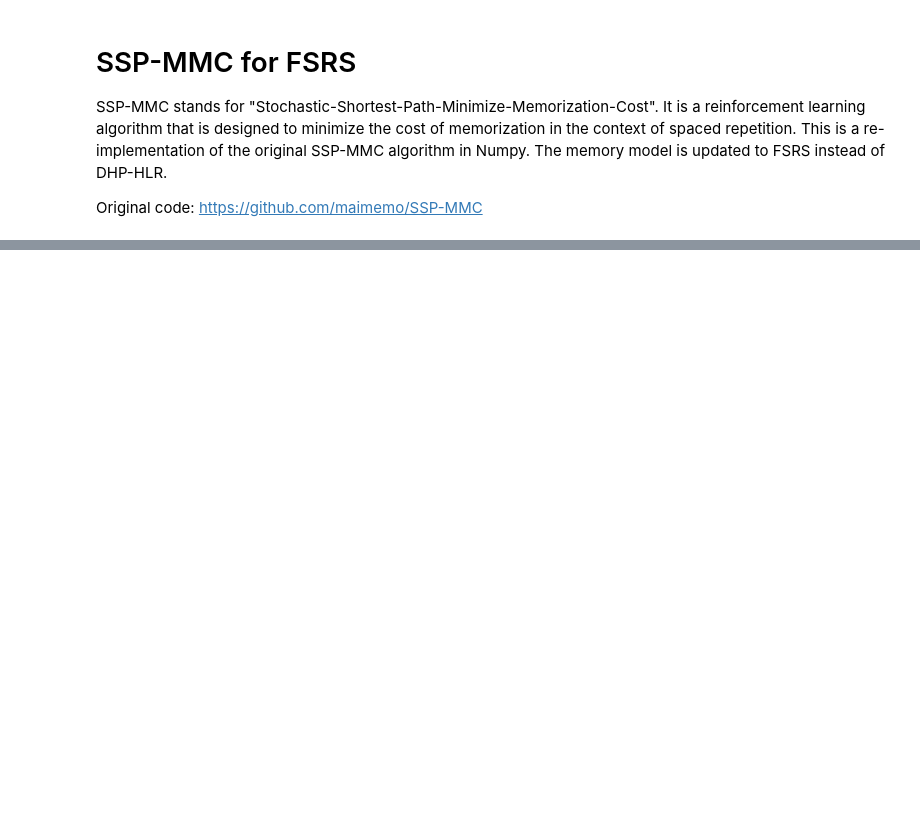
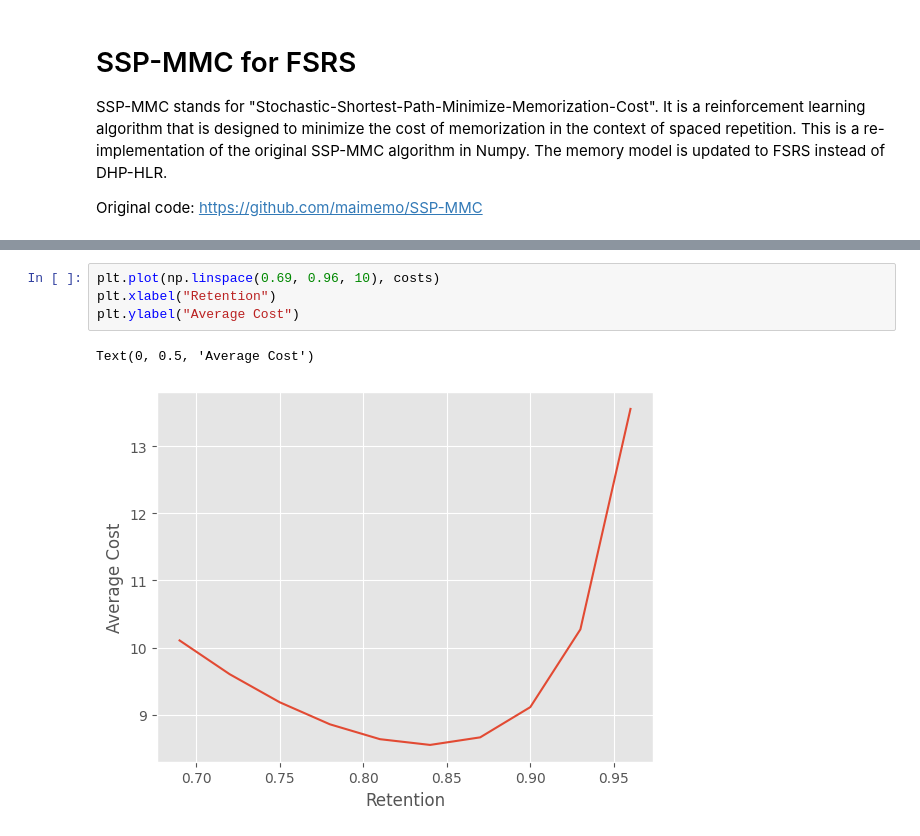
Before and after one commit to open-spaced-repetition/SSP-MMC-FSRS, a Jupyter notebook: notebook.ipynb, the cells around one changed output, grey strips where cells are left out. Saved outputs shown, nothing was run; the diff lists cells and outputs as text; blank space fills up the shorter version.

```diff
--- a/notebook.ipynb
+++ b/notebook.ipynb
@@ -256 +261,8 @@ Time: 1.94s
 ... (8 outputs left out)
+# %%
+plt.plot(np.linspace(0.69, 0.96, 10), costs)
+plt.xlabel("Retention")
+plt.ylabel("Average Cost")
+# %% [output]
+Text(0, 0.5, 'Average Cost')
+[figure, added]
```
Also changed, not shown: parts of 4 cells of this notebook.
